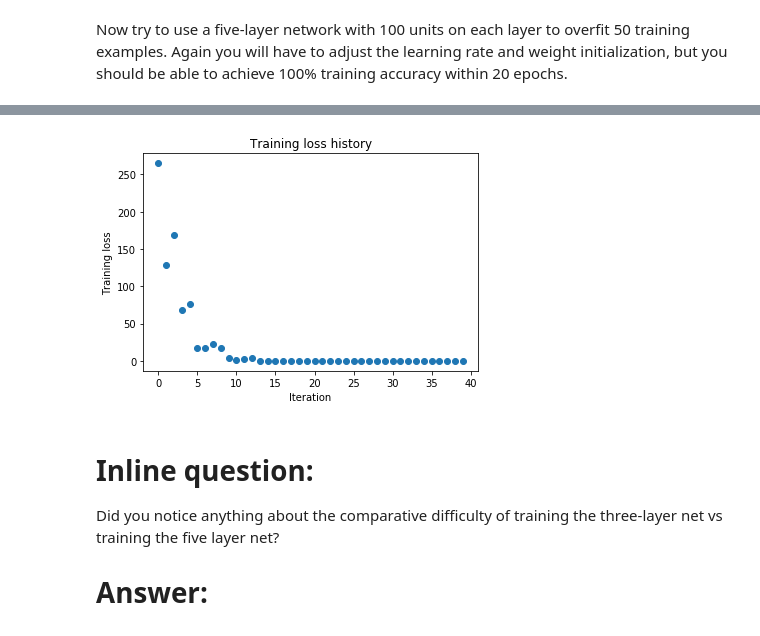
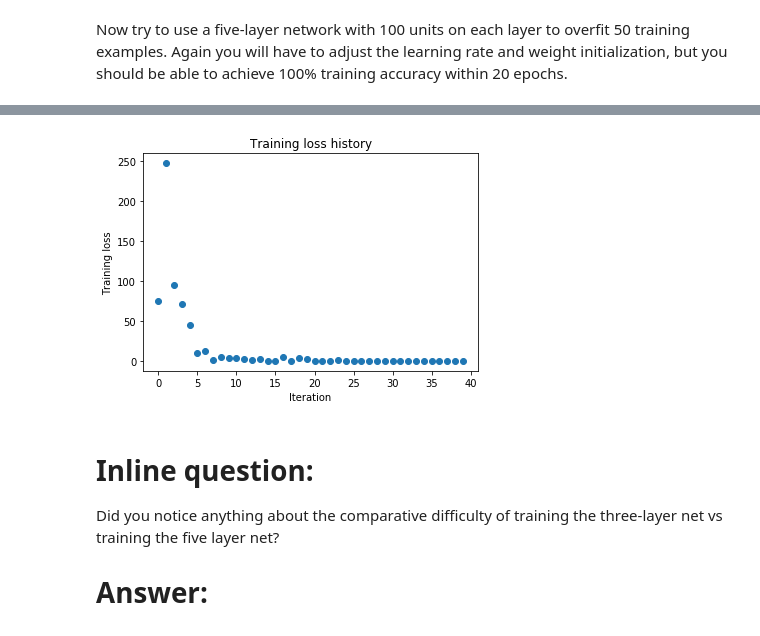
Before and after one commit to Michaelvll/Deep-Learning-Course-2018, a Jupyter notebook: dl_assignment2/FullyConnectedNets.ipynb, the cells around one changed output, grey strips where cells are left out. Drawn from its saved outputs; the diff is of its cells as text; code cells hidden in the pictures.

```diff
--- a/dl_assignment2/FullyConnectedNets.ipynb
+++ b/dl_assignment2/FullyConnectedNets.ipynb
@@ -490,7 +500,7 @@ small_data = {
   'y_val': data['y_val'],
 }
 
-learning_rate = 1e-3
+learning_rate = 8e-4
 weight_scale = 1e-1
 model = FullyConnectedNet([100, 100, 100, 100],
                 weight_scale=weight_scale, dtype=np.float64)
@@ -529,4 +539,4 @@ plt.show()
-[figure, old version]
+[figure, new version]
 # %% [markdown]
 # Inline question:
 Did you notice anything about the comparative difficulty of training the three-layer net vs training the five layer net?
```
Also changed, not shown: parts of 15 cells of this notebook, 9 other files.
